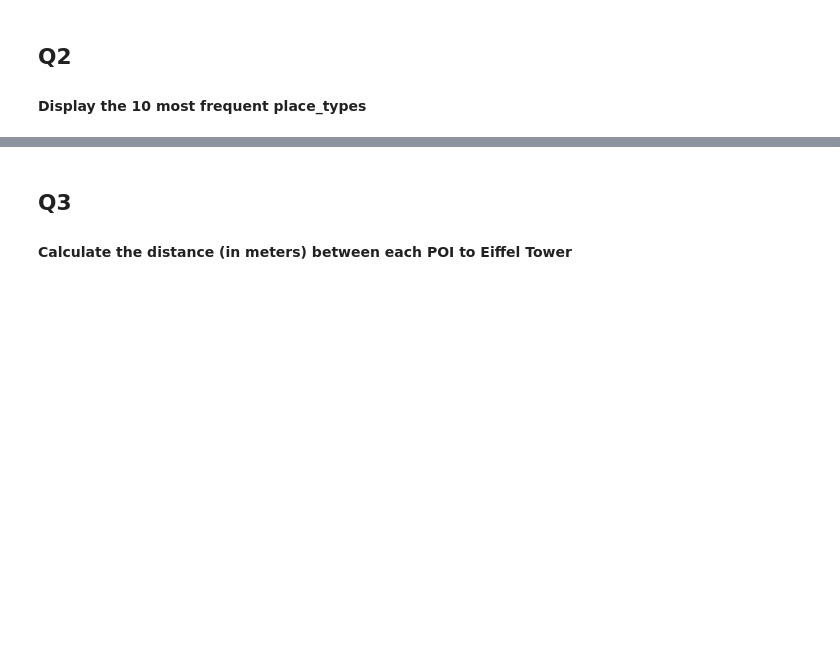
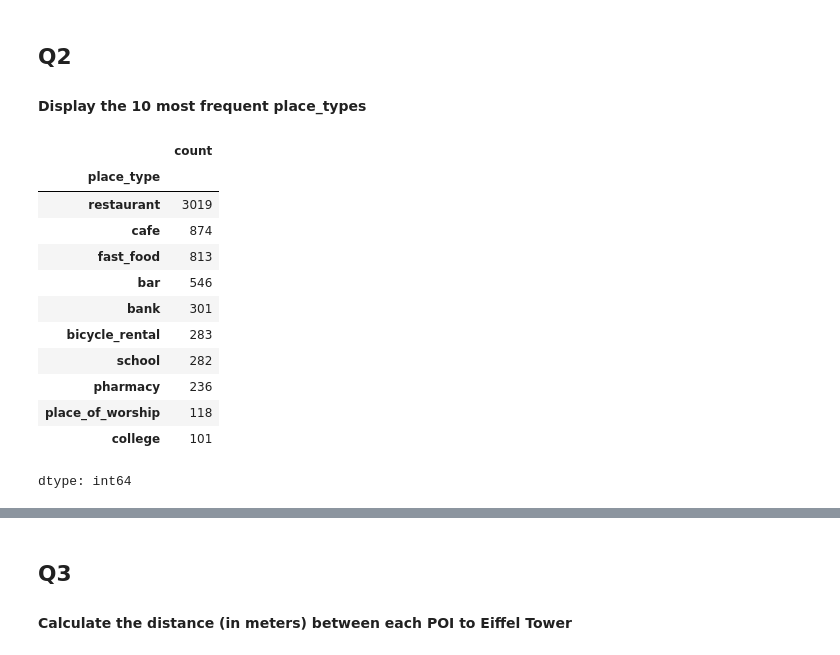
Before and after one commit to michael-sorani/LM4GeoAI, a Jupyter notebook: Exercises/EX_1_Geo_Semantic_Search.ipynb, the cells around one changed output, grey strips where cells are left out. Saved outputs shown, nothing was run; the diff lists cells and outputs as text; code cells hidden in the pictures; blank space fills up the shorter version.

```diff
--- a/Exercises/EX_1_Geo_Semantic_Search.ipynb
+++ b/Exercises/EX_1_Geo_Semantic_Search.ipynb
@@ -132,3 +141,19 @@ pois.head()
 ## Q2
 
 #### Display the 10 most frequent **place_type**s
+# %%
+pois['place_type'].value_counts()[:10]
+# %% [output]
+|  | count |
+| place_type |  |
+| restaurant | 3019 |
+| cafe | 874 |
+| fast_food | 813 |
+| bar | 546 |
+| bank | 301 |
+| bicycle_rental | 283 |
+| school | 282 |
+| pharmacy | 236 |
+| place_of_worship | 118 |
+| college | 101 |
+dtype: int64
```
Also changed, not shown: parts of 9 cells of this notebook.
